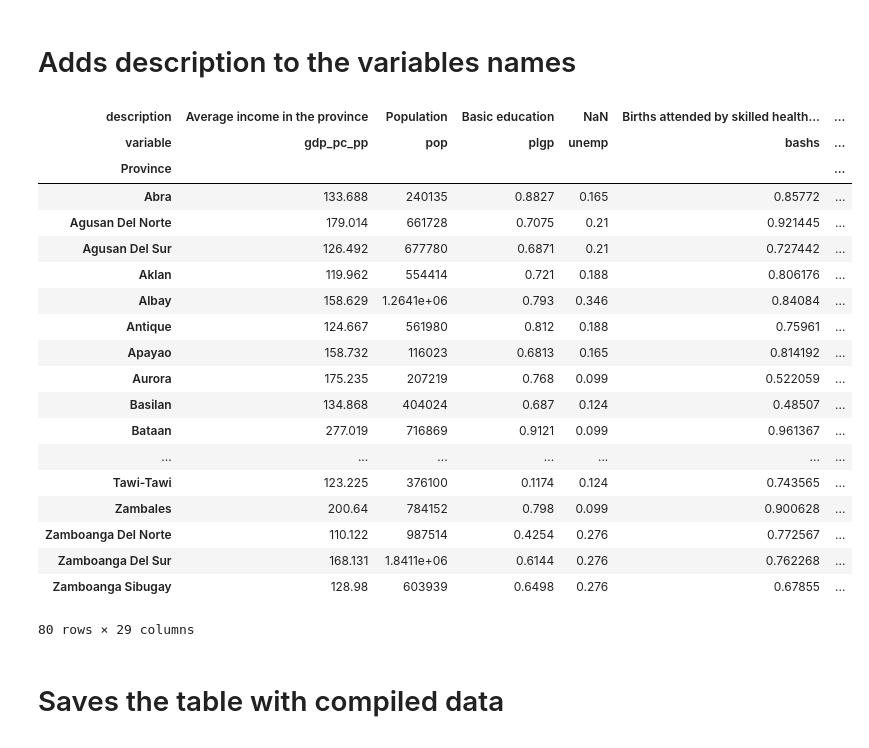
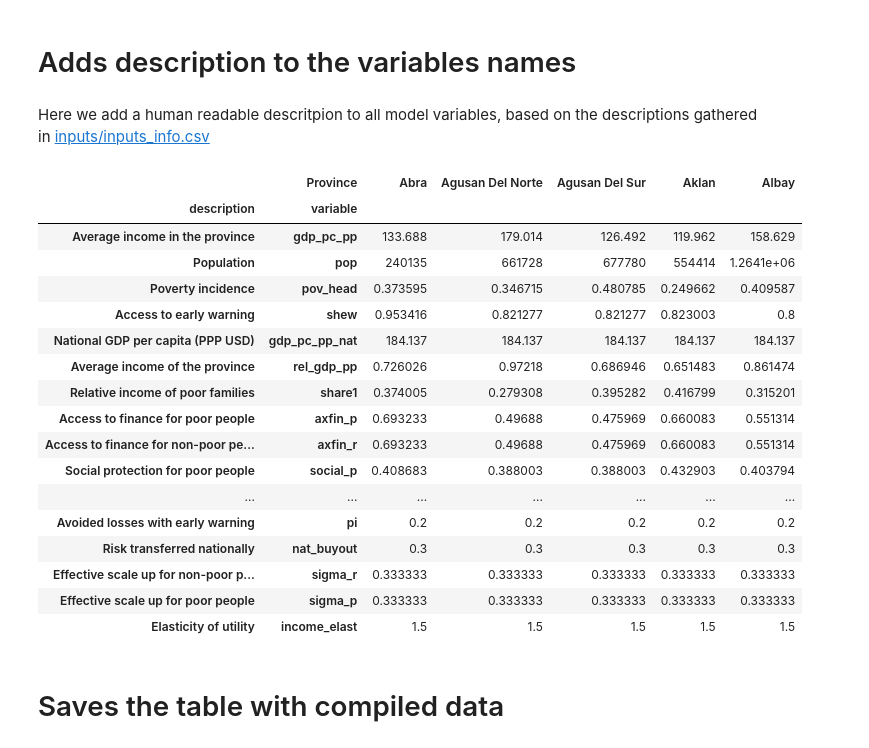
Before and after one commit to adrivsh/resilience_indicator_phl, a Jupyter notebook: data_gathering_demo.ipynb, the cells around one changed output. Cells and saved outputs as stored; diff of their text form; code cells hidden in the pictures.

Commit message:
gatehring and format of the whole data set

```diff
--- a/data_gathering_demo.ipynb
+++ b/data_gathering_demo.ipynb
@@ -114,10 +110,3 @@ df.head()
-# %%
-#acces to health as a reduction of health care costs (TODO)
-
-f_health_cost = 0.1 #fraction of income lost when hit
-f_heath_covered=0.5 #reduction of health costs thanks to professional treatement
-
-df["axhealth"]=  f_health_cost*(1-df.bashs)+df.bashs*f_health_cost*f_heath_covered*df.ophe
 # %% [markdown]
 # Loading data on exposure, hazard, and protection
 # %% [markdown]
@@ -354,35 +343,33 @@ df["sigma_r"]=df["sigma_p"]=1/3
 df["income_elast"] = 1.5
 # %% [markdown]
 # Adds description to the variables names
-# %%
- df.drop("description",inplace=True, errors="ignore")
+# %% [markdown]
+Here we add a human readable descritpion to all model variables, based on the descriptions gathered in [inputs/inputs_info.csv](inputs/inputs_info.csv)
 # %%
 description = pd.read_csv("inputs/inputs_info.csv", index_col="key")["descriptor"]
 df.ix["description"]= description
 data=df.T.reset_index().set_index(["description","index"]).T
 data.columns.names = ['description', 'variable']
-data
+data.head().T #displays the first few provinces, transposed for ease of reading.
 # %% [output]
-| description | Average income in the province | Population | Basic education | NaN | Births attended by skilled health... | ... |
-| variable | gdp_pc_pp | pop | plgp | unemp | bashs | ... |
-| Province |  |  |  |  |  | ... |
-| Abra | 133.688 | 240135 | 0.8827 | 0.165 | 0.85772 | ... |
-| Agusan Del Norte | 179.014 | 661728 | 0.7075 | 0.21 | 0.921445 | ... |
-| Agusan Del Sur | 126.492 | 677780 | 0.6871 | 0.21 | 0.727442 | ... |
-| Aklan | 119.962 | 554414 | 0.721 | 0.188 | 0.806176 | ... |
-| Albay | 158.629 | 1.2641e+06 | 0.793 | 0.346 | 0.84084 | ... |
-| Antique | 124.667 | 561980 | 0.812 | 0.188 | 0.75961 | ... |
-| Apayao | 158.732 | 116023 | 0.6813 | 0.165 | 0.814192 | ... |
-| Aurora | 175.235 | 207219 | 0.768 | 0.099 | 0.522059 | ... |
-| Basilan | 134.868 | 404024 | 0.687 | 0.124 | 0.48507 | ... |
-| Bataan | 277.019 | 716869 | 0.9121 | 0.099 | 0.961367 | ... |
+|  | Province | Abra | Agusan Del Norte | Agusan Del Sur | Aklan | Albay |
+| description | variable |  |  |  |  |  |
+| Average income in the province | gdp_pc_pp | 133.688 | 179.014 | 126.492 | 119.962 | 158.629 |
+| Population | pop | 240135 | 661728 | 677780 | 554414 | 1.2641e+06 |
+| Poverty incidence | pov_head | 0.373595 | 0.346715 | 0.480785 | 0.249662 | 0.409587 |
+| Access to early warning | shew | 0.953416 | 0.821277 | 0.821277 | 0.823003 | 0.8 |
+| National GDP per capita (PPP USD) | gdp_pc_pp_nat | 184.137 | 184.137 | 184.137 | 184.137 | 184.137 |
+| Average income of the province | rel_gdp_pp | 0.726026 | 0.97218 | 0.686946 | 0.651483 | 0.861474 |
+| Relative income of poor families | share1 | 0.374005 | 0.279308 | 0.395282 | 0.416799 | 0.315201 |
+| Access to finance for poor people | axfin_p | 0.693233 | 0.49688 | 0.475969 | 0.660083 | 0.551314 |
+| Access to finance for non-poor pe... | axfin_r | 0.693233 | 0.49688 | 0.475969 | 0.660083 | 0.551314 |
+| Social protection for poor people | social_p | 0.408683 | 0.388003 | 0.388003 | 0.432903 | 0.403794 |
 | ... | ... | ... | ... | ... | ... | ... |
-| Tawi-Tawi | 123.225 | 376100 | 0.1174 | 0.124 | 0.743565 | ... |
-| Zambales | 200.64 | 784152 | 0.798 | 0.099 | 0.900628 | ... |
-| Zamboanga Del Norte | 110.122 | 987514 | 0.4254 | 0.276 | 0.772567 | ... |
-| Zamboanga Del Sur | 168.131 | 1.8411e+06 | 0.6144 | 0.276 | 0.762268 | ... |
-| Zamboanga Sibugay | 128.98 | 603939 | 0.6498 | 0.276 | 0.67855 | ... |
+| Avoided losses with early warning | pi | 0.2 | 0.2 | 0.2 | 0.2 | 0.2 |
+| Risk transferred nationally | nat_buyout | 0.3 | 0.3 | 0.3 | 0.3 | 0.3 |
+| Effective scale up for non-poor p... | sigma_r | 0.333333 | 0.333333 | 0.333333 | 0.333333 | 0.333333 |
+| Effective scale up for poor people | sigma_p | 0.333333 | 0.333333 | 0.333333 | 0.333333 | 0.333333 |
+| Elasticity of utility | income_elast | 1.5 | 1.5 | 1.5 | 1.5 | 1.5 |
-80 rows × 29 columns
 # %% [markdown]
 # Saves the table with compiled data
 # %%
```
Also changed, not shown: parts of 7 cells of this notebook, 4 other files.
